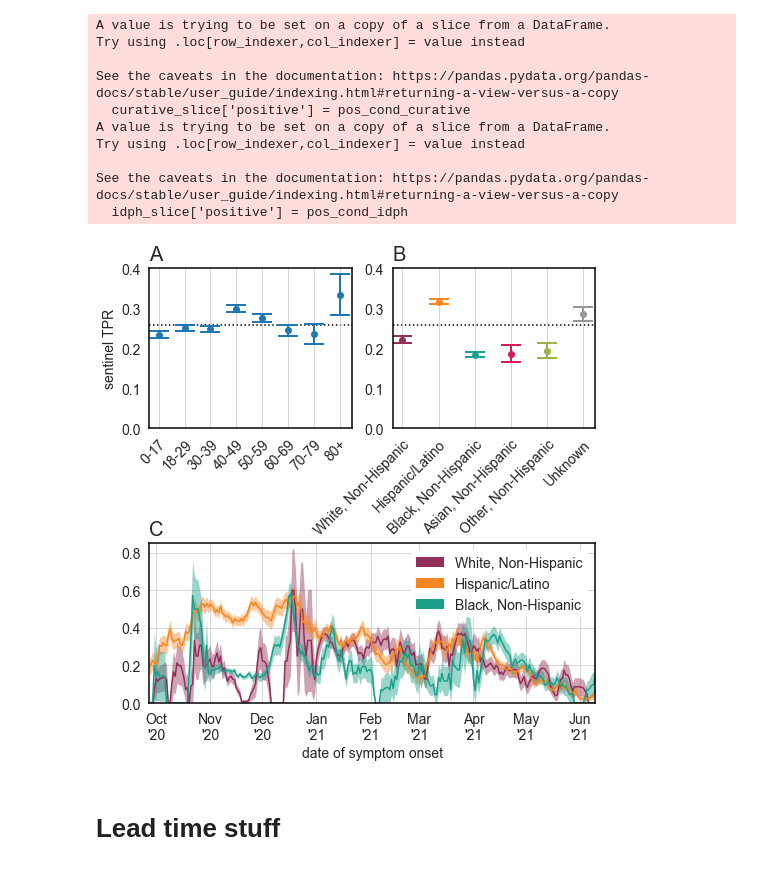
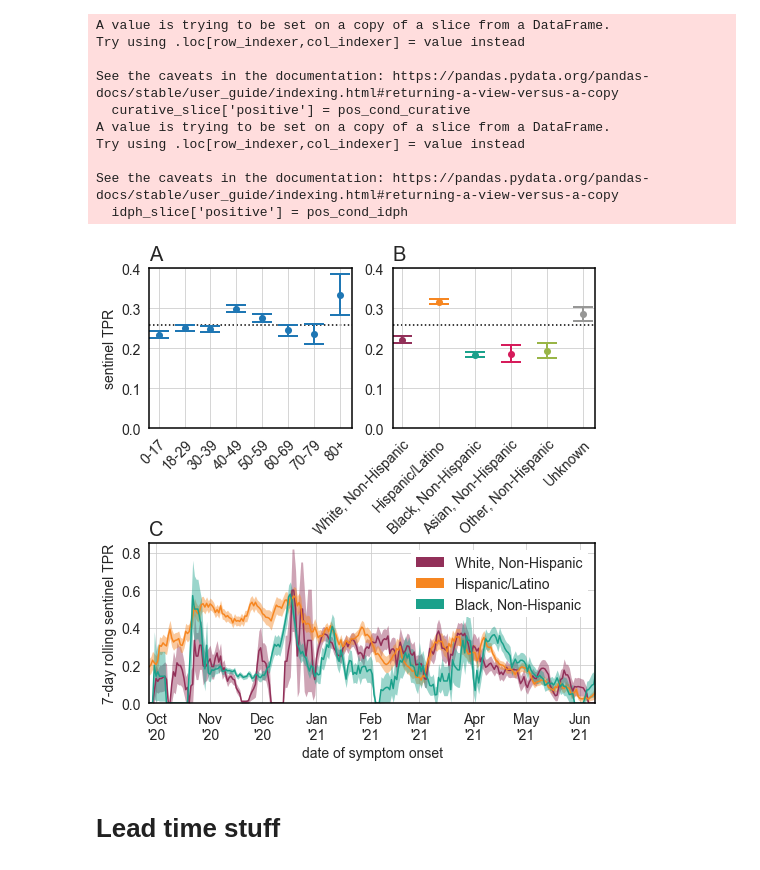
Before and after one commit to numalariamodeling/chicago_sentinel_surveillance, a Jupyter notebook: chicago_sentinel_surveillance.ipynb, the cells around one changed output. Saved outputs shown, nothing was run; the diff lists cells and outputs as text; code cells hidden in the pictures.

```diff
--- a/chicago_sentinel_surveillance.ipynb
+++ b/chicago_sentinel_surveillance.ipynb
@@ -414,0 +474,6 @@ fig.savefig('fig_1_panel_b_c_' + today_str + '.pdf', bbox_inches='tight')
+# %%
+collect_cases['site_code'] = collect_cases['test_site'].apply(lambda x: site_dict.get(x))
+# %%
+collect_cases.loc[(collect_cases['site_type'] == 'Mobile'), 'site_code'] = 'k'
+# %%
+collect_cases.loc[((collect_cases['site_type'] == 'Static') & (collect_cases['site_code'].isna())), 'site_code'] = 'k'
@@ -918,6 +1076,10 @@ for race, eth in zip(clean_race_list, eth_array):
         race_cdph_list.append('Unknown')
 # %%
 idph['cdph_race'] = race_cdph_list
+# %%
+idph_age_list = list(pd.cut(x=idph['age'].values.astype(int), bins=[-1,17,29,39,49,59,69,79,116],
+       labels=['0-17', '18-29', '30-39', '40-49', '50-59', '60-69', '70-79', '80+']))
+idph['age_group'] = idph_age_list
 # %%
 start_date = pd.to_datetime('09-27-2020')
 end_date = pd.to_datetime('06-13-2021')
@@ -1588,8 +2055,8 @@ axes[2].xaxis.set_major_locator(mdates.MonthLocator(interval=1))
 
 axes[0].axhline(np.sum(ss_df['positive'] == True)/len(ss_df), zorder=0, linestyle='dotted', color='k')
 axes[1].axhline(np.sum(ss_df['positive'] == True)/len(ss_df), zorder=0, linestyle='dotted', color='k')
-axes[0].grid(axis='y')
-axes[1].grid(axis='y')
+#axes[0].grid(axis='y')
+#axes[1].grid(axis='y')
 
 for ax in axes:
     ax.tick_params(axis='both', labelsize=14)
@@ -1610,34 +2077,35 @@ for i in np.arange(1,len(pos_array)):
     y = 0.1*i_up+0.4+0.01
     if pval > 0.05:
         sig_str = 'n.s.'
     else:
         if pval > 0.01:
             sig_str = '*'
         elif pval > 0.0001:
             sig_str = '**'
         else:
             sig_str = '***'
         axes[1].plot([0,i], [y, y], color='k')
         axes[1].vlines(x=[0,i], ymin=y-0.03, ymax=y)
         axes[1].text(s="p = {:.1e}".format(pval), x=(i)/2, y=y+0.01, va='bottom', ha='left', fontsize=14, c='k')
         i_up += 1
 '''
 axes[0].text(s='A', x=0, y=1.05, transform=axes[0].transAxes, fontsize=20)
 axes[1].text(s='B', x=0, y=1.05, transform=axes[1].transAxes, fontsize=20)
 axes[2].text(s='C', x=0, y=1.05, transform=axes[2].transAxes, fontsize=20)
 axes[0].set_ylabel('sentinel TPR', fontsize=14)
+axes[2].set_ylabel('7-day rolling sentinel TPR', fontsize=14)
 axes[2].set_xlabel('date of symptom onset', fontsize=14)
 
 axes[2].fill_between(x=[], y1=[], y2=[], color='#923059', alpha=1, linewidth=0, label='White, Non-Hispanic')
 axes[2].fill_between(x=[], y1=[], y2=[], color='#f68621', alpha=1, linewidth=0, label='Hispanic/Latino')
 axes[2].fill_between(x=[], y1=[], y2=[], color='#1ba18b', alpha=1, linewidth=0, label='Black, Non-Hispanic')
 leg = axes[2].legend(fontsize=14, edgecolor=None, framealpha=1)
 leg.get_frame().set_linewidth(0.0)
 
 fig.savefig('positivity_by_race_age_' + today_str + '.png', dpi=200, bbox_inches='tight')
 fig.savefig('positivity_by_race_age_' + today_str + '.pdf', bbox_inches='tight')
 # %% [output]
-[figure, old version]
+[figure, new version]
 # %% [markdown]
 # Lead time stuff
 # %%
```
Also changed, not shown: parts of 21 cells of this notebook, 1 other file.
